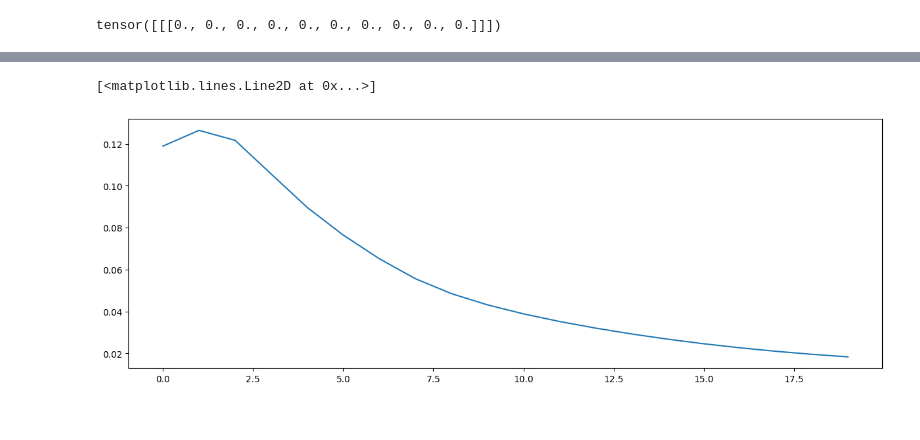
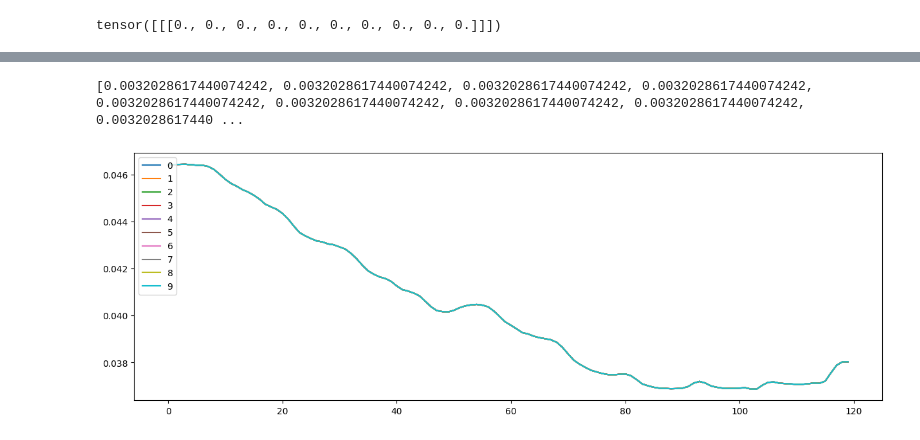
Before and after one commit to rubyshrestha1/490-TimeSeries, a Jupyter notebook: PyTorch/PyTorch LSTM.ipynb, the cells around one changed output, grey strips where cells are left out. Saved outputs shown, nothing was run; the diff lists cells and outputs as text; code cells hidden in the pictures.

```diff
--- a/PyTorch/PyTorch LSTM.ipynb
+++ b/PyTorch/PyTorch LSTM.ipynb
@@ -172,29 +181,41 @@ LSTM(
 )
 # %%
-epochs = 20
+epochs =10
 loss=[]
 epoch=[]
+
+std_lstm_epoch =[]
+
+t= torch.zeros(12,1,5)
 for i in range(epochs):
+    #print ("Epoch  ", i)
+    std_lstm_list = []
     for seq, labels in train_inout_seq:
         optimizer.zero_grad()
         model.hidden_cell = (torch.zeros(1, 1, model.hidden_layer_size),
                         torch.zeros(1, 1, model.hidden_layer_size))
-
         y_pred = model(seq)
 
-        single_loss = loss_function(y_pred, labels)
-        single_loss.backward()
-        optimizer.step()
+        #print(y_pred)
+        std_lstm_list.append(y_pred)
+        #print("List: ", lstm_out_list)
+        #single_loss = loss_function(y_pred, labels)
+        #single_loss.backward()
+        #optimizer.step()
+    plt.plot( std_lstm_list, label=i)
+    plt.legend(loc= "upper left")
+    #std_lstm_epoch.append(sum(std_lstm_list)/len(std_lstm_list))
+    std_lstm_epoch.append(np.std(std_lstm_list))
+    epoch.append(i)
     #print(f'epoch: {i:3} loss: {single_loss.item():10.8f}')
-    loss.append(round(single_loss.item(), 8))
-    epoch.append(i)
     #print()
-    if i%5 == 0:
-        print(f'epoch: {i:3} loss: {single_loss.item():10.8f}')
+    #if i%25 == 1:
+    #    print(f'epoch: {i:3} loss: {single_loss.item():10.8f}')
 
 #print(f'epoch: {i:3} loss: {single_loss.item():10.10f}')
+print(std_lstm_epoch)
+
+plt.show()
+# %% [output]
+[0.0032028617440074242, 0.0032028617440074242, 0.0032028617440074242, 0.0032028617440074242, 0.0032028617440074242, 0.0032028617440074242, 0.0032028617440074242, 0.0032028617440074242, 0.0032028617440 ...
+[figure, added]
-# %%
-plt.plot(epoch, loss)
-# %% [output]
-[<matplotlib.lines.Line2D at 0x...>]
-[figure, removed]
```
Also changed, not shown: parts of 8 cells of this notebook.
